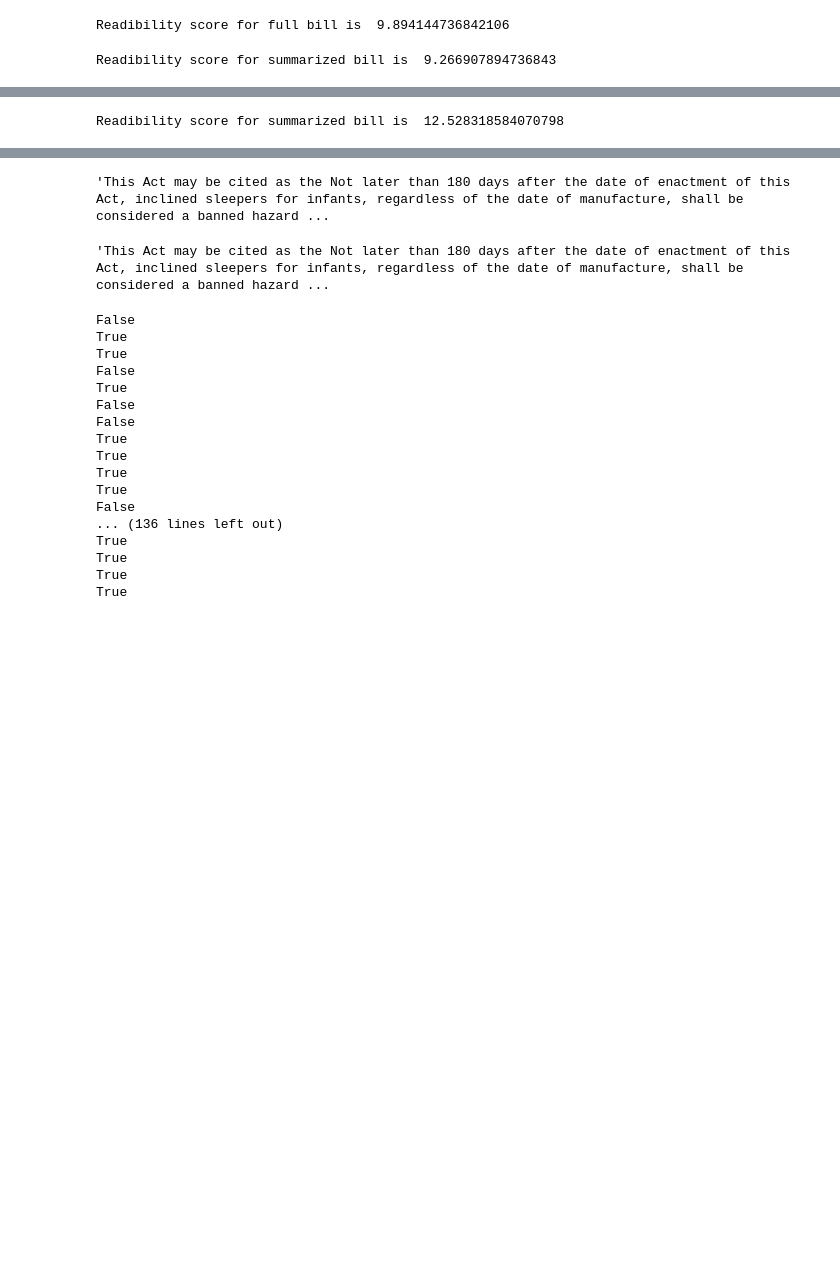
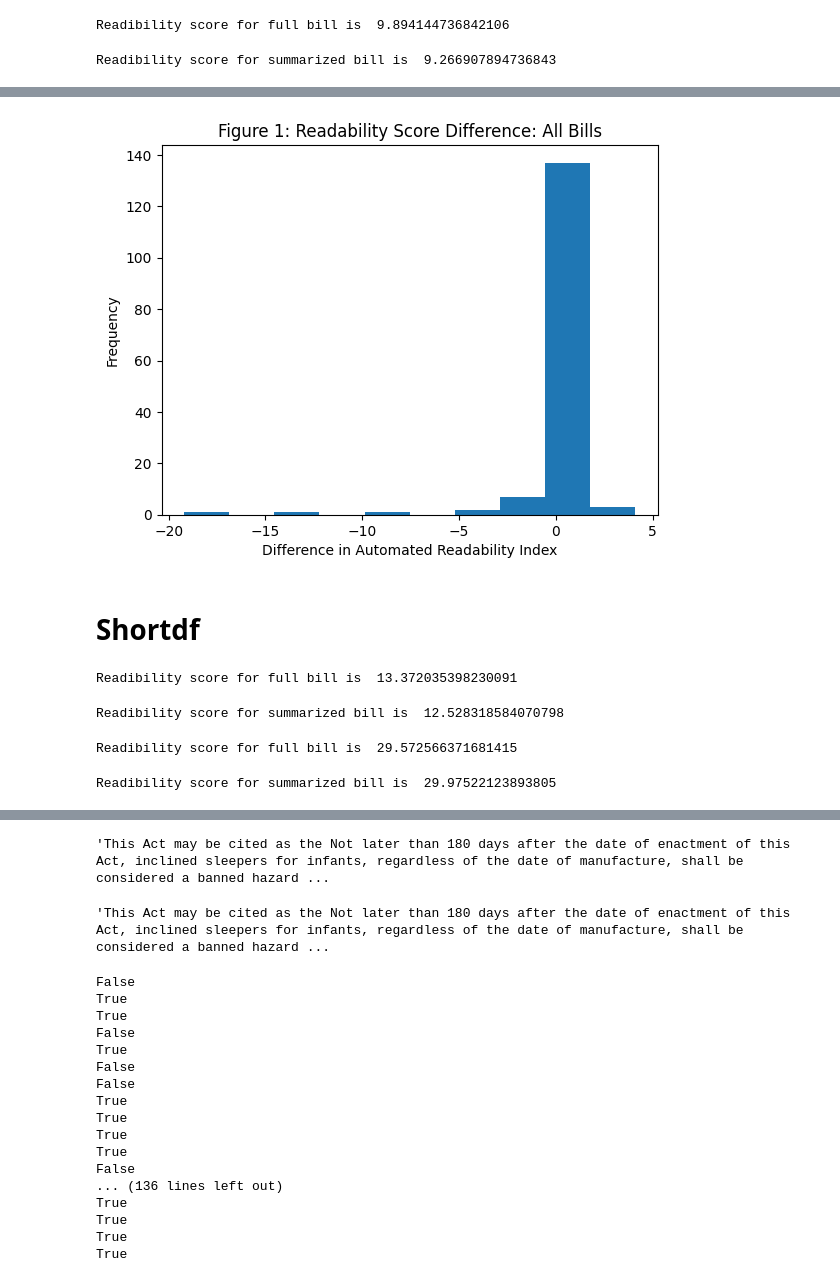
Before and after one commit to daliahabiby/NLP-Text-Summarization-of-Legislation, a Jupyter notebook: Code/Cosine Similarity.ipynb, the cells around one changed output, grey strips where cells are left out. Cells and saved outputs as stored; diff of their text form; code cells hidden in the pictures; blank space fills up the shorter version.

```diff
--- a/Code/Cosine Similarity.ipynb
+++ b/Code/Cosine Similarity.ipynb
@@ -159,3 +203,29 @@ Readibility score for summarized bill is  9.266907894736843
+# %%
+diff = []
+for i in range(0, len(autoreadfull)):
+    d = autoreadfull[i]- autoreadsum[i]
+    diff.append(d)
+
+plt.hist(diff)
+plt.title('Figure 1: Readability Score Difference: All Bills')
+plt.xlabel('Difference in Automated Readability Index')
+plt.ylabel('Frequency')
+plt.show()
+# %% [output]
+[figure, added]
+# %% [markdown]
+# Shortdf
+# %%
+full_text = shortdf['Raw Text']
+fleschfull = []
+
+for bill in full_text:
+    a = textstat.flesch_reading_ease(bill)
+    fleschfull.append(a)
+
+print("Readibility score for full bill is ", np.mean(fleschfull))
+# %% [output]
+Readibility score for full bill is  13.372035398230091
 # %%
 fleschsum = []
 
@@ -167,3 +237,27 @@ for bill in summary_text:
 print("Readibility score for summarized bill is ", np.mean(fleschsum))
 # %% [output]
 Readibility score for summarized bill is  12.528318584070798
+# %%
+full_text = shortdf['Raw Text']
+
+autoreadfull = []
+
+for bill in full_text:
+    a = textstat.automated_readability_index(bill)
+    autoreadfull.append(a)
+
+print("Readibility score for full bill is ", np.mean(autoreadfull))
+# %% [output]
+Readibility score for full bill is  29.572566371681415
+# %%
+summary_text = shortdf['summary']
+
+autoreadsum = []
+
+for bill in summary_text:
+    a = textstat.automated_readability_index(bill)
+    autoreadsum.append(a)
+
+print("Readibility score for summarized bill is ", np.mean(autoreadsum))
+# %% [output]
+Readibility score for summarized bill is  29.97522123893805
```
Also changed, not shown: parts of 15 cells of this notebook, 3 other files.
